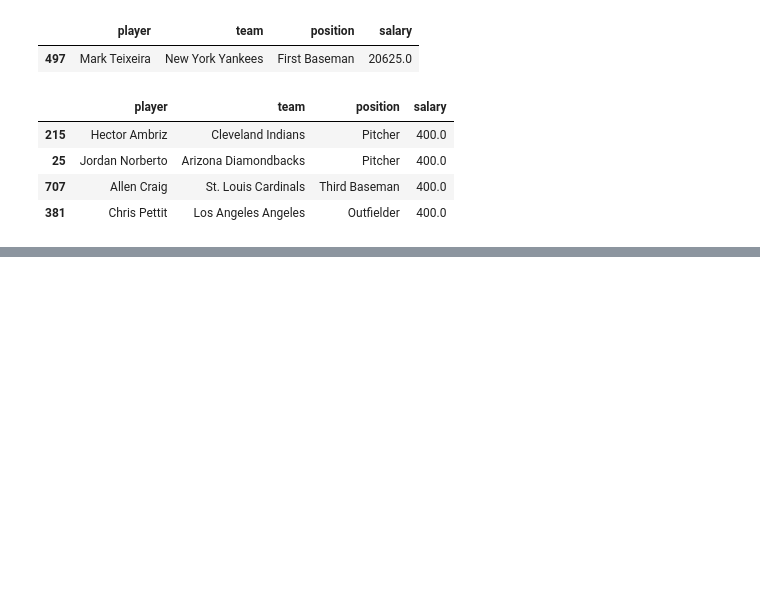
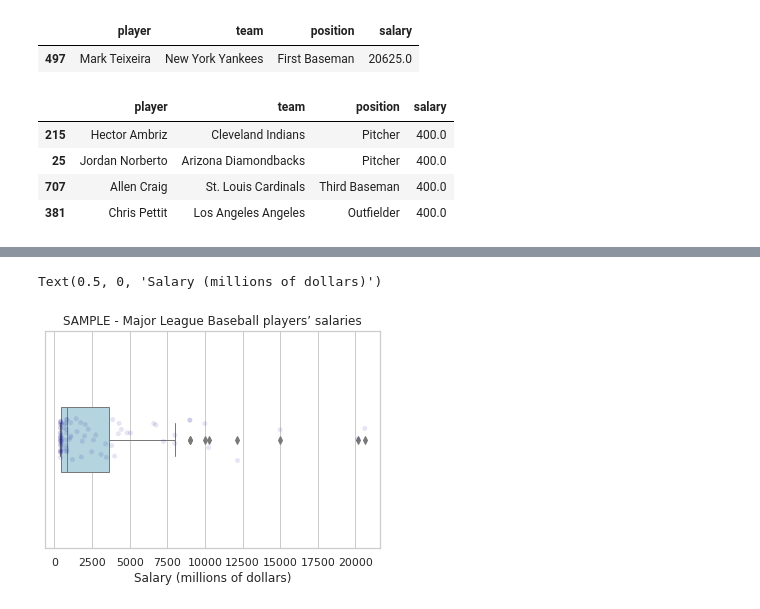
Before and after one commit to jesussantana/Sampling, a Jupyter notebook: notebooks/Sprint_6_Sampling.ipynb, the cells around one changed output, grey strips where cells are left out. Drawn from its saved outputs; the diff is of its cells as text; code cells hidden in the pictures; blank space fills up the shorter version.

```diff
--- a/notebooks/Sprint_6_Sampling.ipynb
+++ b/notebooks/Sprint_6_Sampling.ipynb
@@ -121,0 +147,9 @@ plt.hist(random_sample_df['salary'], bins= k)
+# %%
+sns.set(style="whitegrid")
+ax = sns.boxplot(x=df_random_sample["salary"], color='lightblue', fliersize=5,  orient='v', linewidth=1 , width=0.3)
+ax = sns.stripplot(x=df_random_sample["salary"], orient='v', color='darkblue', alpha=0.1)
+plt.title('SAMPLE - Major League Baseball players’ salaries')
+plt.xlabel('Salary (millions of dollars)')
+# %% [output]
+Text(0.5, 0, 'Salary (millions of dollars)')
+[figure, added]
```
Also changed, not shown: parts of 11 cells of this notebook.
